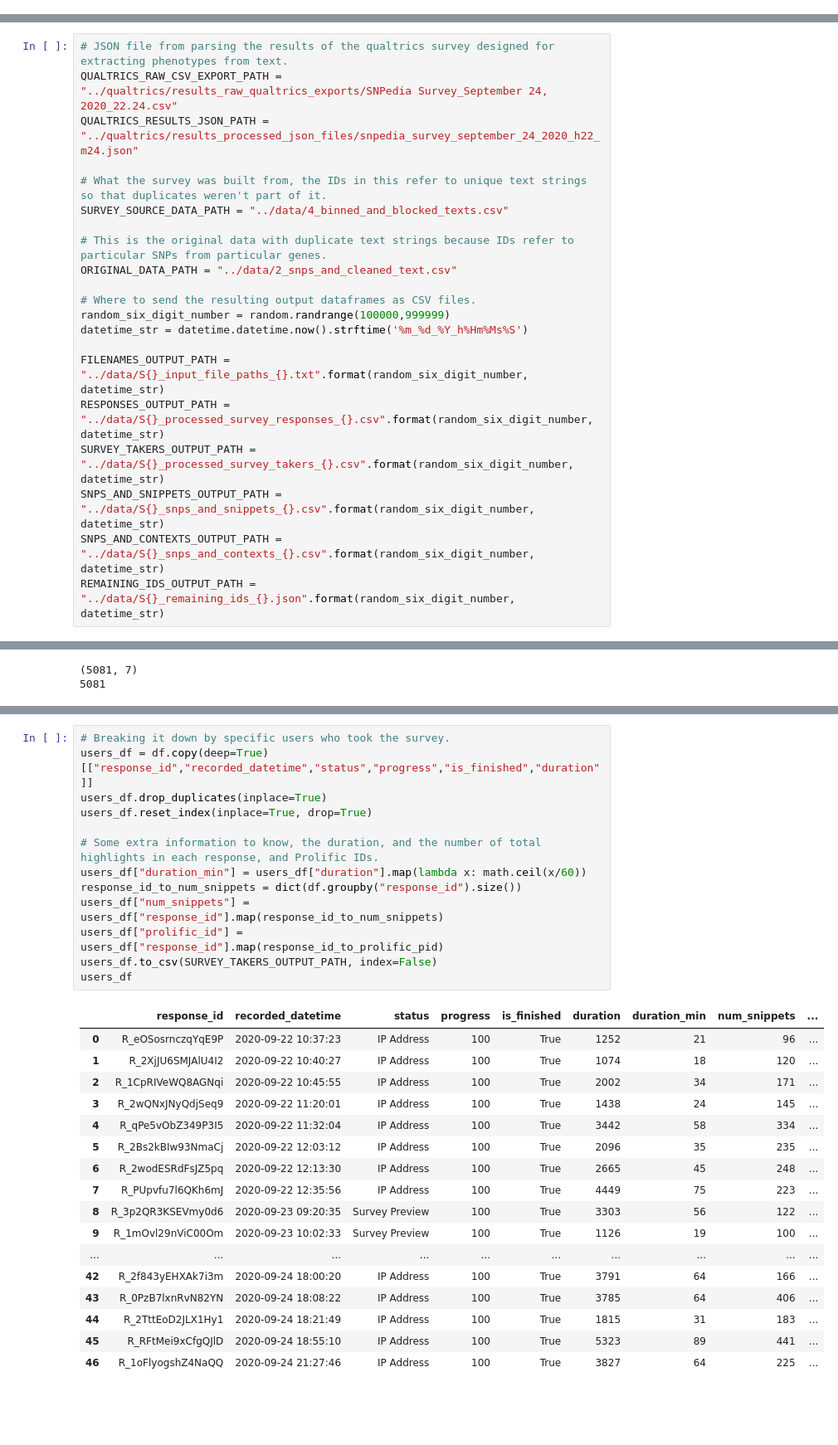
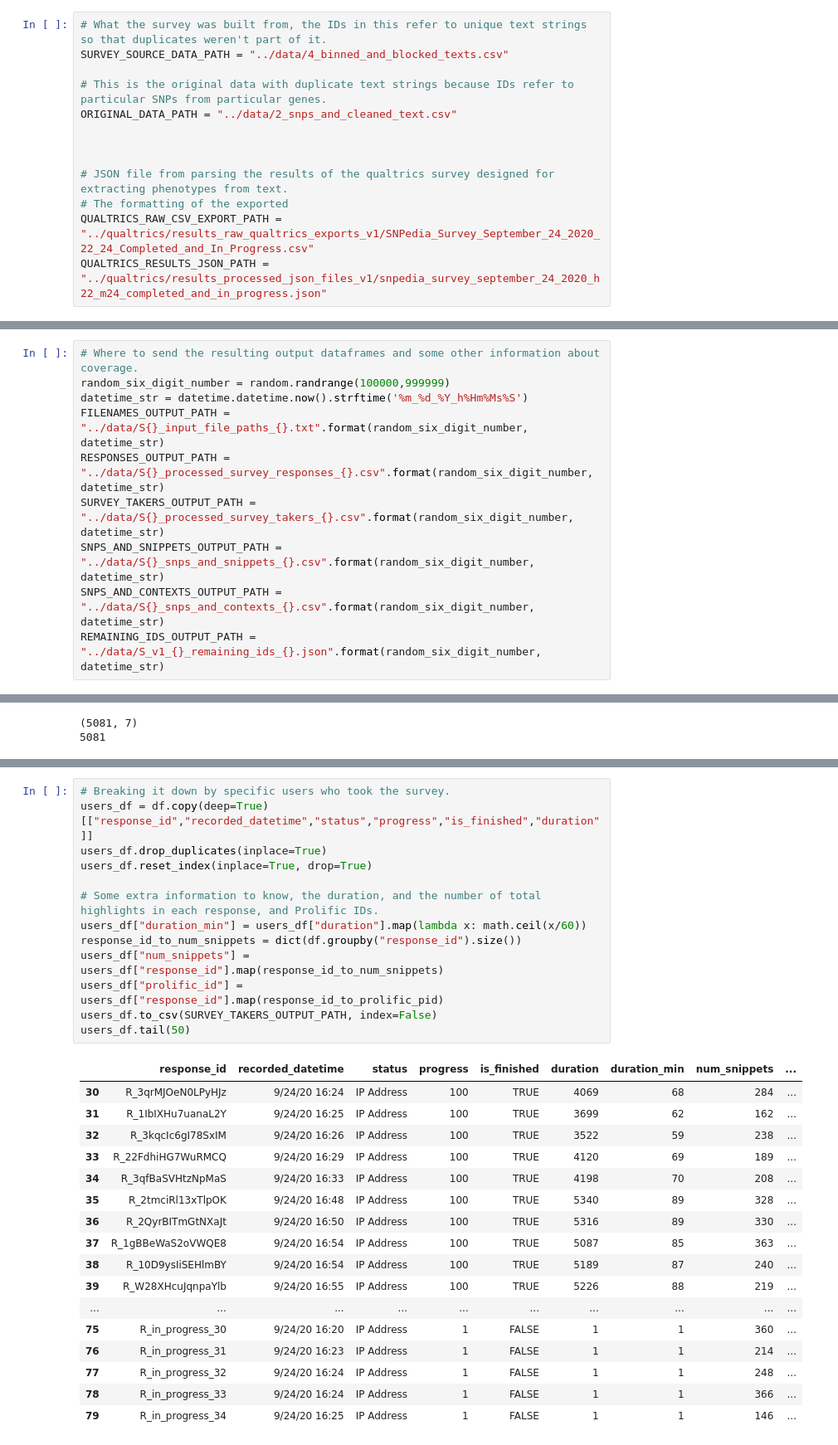
Before and after one commit to irbraun/snpedia-nlp, a Jupyter notebook: notebooks/parsing_survey_results.ipynb, the cells around one changed output, grey strips where cells are left out. Shown at 83% size. Saved outputs shown, nothing was run; the diff lists cells and outputs as text; blank space fills up the shorter version.

Commit message:
adding in progress responses

```diff
--- a/notebooks/parsing_survey_results.ipynb
+++ b/notebooks/parsing_survey_results.ipynb
@@ -11,0 +18,13 @@ from nltk.tokenize import sent_tokenize
+# %%
+# What the survey was built from, the IDs in this refer to unique text strings so that duplicates weren't part of it.
+SURVEY_SOURCE_DATA_PATH = "../data/4_binned_and_blocked_texts.csv"
+
+# This is the original data with duplicate text strings because IDs refer to particular SNPs from particular genes.
+ORIGINAL_DATA_PATH = "../data/2_snps_and_cleaned_text.csv"
+
+
+
+# JSON file from parsing the results of the qualtrics survey designed for extracting phenotypes from text.
+# The formatting of the exported
+QUALTRICS_RAW_CSV_EXPORT_PATH = "../qualtrics/results_raw_qualtrics_exports_v1/SNPedia_Survey_September_24_2020_22_24_Completed_and_In_Progress.csv"
+QUALTRICS_RESULTS_JSON_PATH = "../qualtrics/results_processed_json_files_v1/snpedia_survey_september_24_2020_h22_m24_completed_and_in_progress.json"
@@ -12,22 +34,11 @@ from nltk.tokenize import sent_tokenize
 # %%
-# JSON file from parsing the results of the qualtrics survey designed for extracting phenotypes from text.
-QUALTRICS_RAW_CSV_EXPORT_PATH = "../qualtrics/results_raw_qualtrics_exports/SNPedia Survey_September 24, 2020_22.24.csv"
-QUALTRICS_RESULTS_JSON_PATH = "../qualtrics/results_processed_json_files/snpedia_survey_september_24_2020_h22_m24.json"
-
-# What the survey was built from, the IDs in this refer to unique text strings so that duplicates weren't part of it.
-SURVEY_SOURCE_DATA_PATH = "../data/4_binned_and_blocked_texts.csv"
-
-# This is the original data with duplicate text strings because IDs refer to particular SNPs from particular genes.
-ORIGINAL_DATA_PATH = "../data/2_snps_and_cleaned_text.csv"
-
-# Where to send the resulting output dataframes as CSV files.
+# Where to send the resulting output dataframes and some other information about coverage.
 random_six_digit_number = random.randrange(100000,999999)
 datetime_str = datetime.datetime.now().strftime('%m_%d_%Y_h%Hm%Ms%S')
-
 FILENAMES_OUTPUT_PATH = "../data/S{}_input_file_paths_{}.txt".format(random_six_digit_number, datetime_str)
 RESPONSES_OUTPUT_PATH = "../data/S{}_processed_survey_responses_{}.csv".format(random_six_digit_number, datetime_str)
 SURVEY_TAKERS_OUTPUT_PATH = "../data/S{}_processed_survey_takers_{}.csv".format(random_six_digit_number, datetime_str)
 SNPS_AND_SNIPPETS_OUTPUT_PATH = "../data/S{}_snps_and_snippets_{}.csv".format(random_six_digit_number, datetime_str)
 SNPS_AND_CONTEXTS_OUTPUT_PATH = "../data/S{}_snps_and_contexts_{}.csv".format(random_six_digit_number, datetime_str)
-REMAINING_IDS_OUTPUT_PATH = "../data/S{}_remaining_ids_{}.json".format(random_six_digit_number, datetime_str)
+REMAINING_IDS_OUTPUT_PATH = "../data/S_v1_{}_remaining_ids_{}.json".format(random_six_digit_number, datetime_str)
 # %%
@@ -293,34 +333,34 @@ response_id_to_prolific_pid
 # %%
 # Breaking it down by specific users who took the survey.
 users_df = df.copy(deep=True)[["response_id","recorded_datetime","status","progress","is_finished","duration"]]
 users_df.drop_duplicates(inplace=True)
 users_df.reset_index(inplace=True, drop=True)
 
 # Some extra information to know, the duration, and the number of total highlights in each response, and Prolific IDs.
 users_df["duration_min"] = users_df["duration"].map(lambda x: math.ceil(x/60))
 response_id_to_num_snippets = dict(df.groupby("response_id").size())
 users_df["num_snippets"] = users_df["response_id"].map(response_id_to_num_snippets)
 users_df["prolific_id"] = users_df["response_id"].map(response_id_to_prolific_pid)
 users_df.to_csv(SURVEY_TAKERS_OUTPUT_PATH, index=False)
-users_df
+users_df.tail(50)
 # %% [output]
 |  | response_id | recorded_datetime | status | progress | is_finished | duration | duration_min | num_snippets | ... |
-| 0 | R_eOSosrnczqYqE9P | 2020-09-22 10:37:23 | IP Address | 100 | True | 1252 | 21 | 96 | ... |
-| 1 | R_2XjJU6SMJAlU4I2 | 2020-09-22 10:40:27 | IP Address | 100 | True | 1074 | 18 | 120 | ... |
-| 2 | R_1CpRIVeWQ8AGNqi | 2020-09-22 10:45:55 | IP Address | 100 | True | 2002 | 34 | 171 | ... |
-| 3 | R_2wQNxJNyQdjSeq9 | 2020-09-22 11:20:01 | IP Address | 100 | True | 1438 | 24 | 145 | ... |
-| 4 | R_qPe5vObZ349P3I5 | 2020-09-22 11:32:04 | IP Address | 100 | True | 3442 | 58 | 334 | ... |
-| 5 | R_2Bs2kBIw93NmaCj | 2020-09-22 12:03:12 | IP Address | 100 | True | 2096 | 35 | 235 | ... |
-| 6 | R_2wodESRdFsJZ5pq | 2020-09-22 12:13:30 | IP Address | 100 | True | 2665 | 45 | 248 | ... |
-| 7 | R_PUpvfu7l6QKh6mJ | 2020-09-22 12:35:56 | IP Address | 100 | True | 4449 | 75 | 223 | ... |
-| 8 | R_3p2QR3KSEVmy0d6 | 2020-09-23 09:20:35 | Survey Preview | 100 | True | 3303 | 56 | 122 | ... |
-| 9 | R_1mOvl29nViC00Om | 2020-09-23 10:02:33 | Survey Preview | 100 | True | 1126 | 19 | 100 | ... |
+| 30 | R_3qrMJOeN0LPyHJz | 9/24/20 16:24 | IP Address | 100 | TRUE | 4069 | 68 | 284 | ... |
+| 31 | R_1IbIXHu7uanaL2Y | 9/24/20 16:25 | IP Address | 100 | TRUE | 3699 | 62 | 162 | ... |
+| 32 | R_3kqcIc6gI78SxIM | 9/24/20 16:26 | IP Address | 100 | TRUE | 3522 | 59 | 238 | ... |
+| 33 | R_22FdhiHG7WuRMCQ | 9/24/20 16:29 | IP Address | 100 | TRUE | 4120 | 69 | 189 | ... |
+| 34 | R_3qfBaSVHtzNpMaS | 9/24/20 16:33 | IP Address | 100 | TRUE | 4198 | 70 | 208 | ... |
+| 35 | R_2tmciRl13xTlpOK | 9/24/20 16:48 | IP Address | 100 | TRUE | 5340 | 89 | 328 | ... |
+| 36 | R_2QyrBITmGtNXaJt | 9/24/20 16:50 | IP Address | 100 | TRUE | 5316 | 89 | 330 | ... |
+| 37 | R_1gBBeWaS2oVWQE8 | 9/24/20 16:54 | IP Address | 100 | TRUE | 5087 | 85 | 363 | ... |
+| 38 | R_10D9ysIiSEHlmBY | 9/24/20 16:54 | IP Address | 100 | TRUE | 5189 | 87 | 240 | ... |
+| 39 | R_W28XHcuJqnpaYlb | 9/24/20 16:55 | IP Address | 100 | TRUE | 5226 | 88 | 219 | ... |
 | ... | ... | ... | ... | ... | ... | ... | ... | ... | ... |
-| 42 | R_2f843yEHXAk7i3m | 2020-09-24 18:00:20 | IP Address | 100 | True | 3791 | 64 | 166 | ... |
-| 43 | R_0PzB7lxnRvN82YN | 2020-09-24 18:08:22 | IP Address | 100 | True | 3785 | 64 | 406 | ... |
-| 44 | R_2TttEoD2JLX1Hy1 | 2020-09-24 18:21:49 | IP Address | 100 | True | 1815 | 31 | 183 | ... |
-| 45 | R_RFtMei9xCfgQJlD | 2020-09-24 18:55:10 | IP Address | 100 | True | 5323 | 89 | 441 | ... |
-| 46 | R_1oFlyogshZ4NaQQ | 2020-09-24 21:27:46 | IP Address | 100 | True | 3827 | 64 | 225 | ... |
+| 75 | R_in_progress_30 | 9/24/20 16:20 | IP Address | 1 | FALSE | 1 | 1 | 360 | ... |
+| 76 | R_in_progress_31 | 9/24/20 16:23 | IP Address | 1 | FALSE | 1 | 1 | 214 | ... |
+| 77 | R_in_progress_32 | 9/24/20 16:24 | IP Address | 1 | FALSE | 1 | 1 | 248 | ... |
+| 78 | R_in_progress_33 | 9/24/20 16:24 | IP Address | 1 | FALSE | 1 | 1 | 366 | ... |
+| 79 | R_in_progress_34 | 9/24/20 16:25 | IP Address | 1 | FALSE | 1 | 1 | 146 | ... |
 # %%
 # Create a mapping from unique text IDs to all of the text snippets that were hilighted in these survey results.
 unique_text_id_to_snippet_list = {}
```
Also changed, not shown: parts of 19 cells of this notebook, 56 other files.
